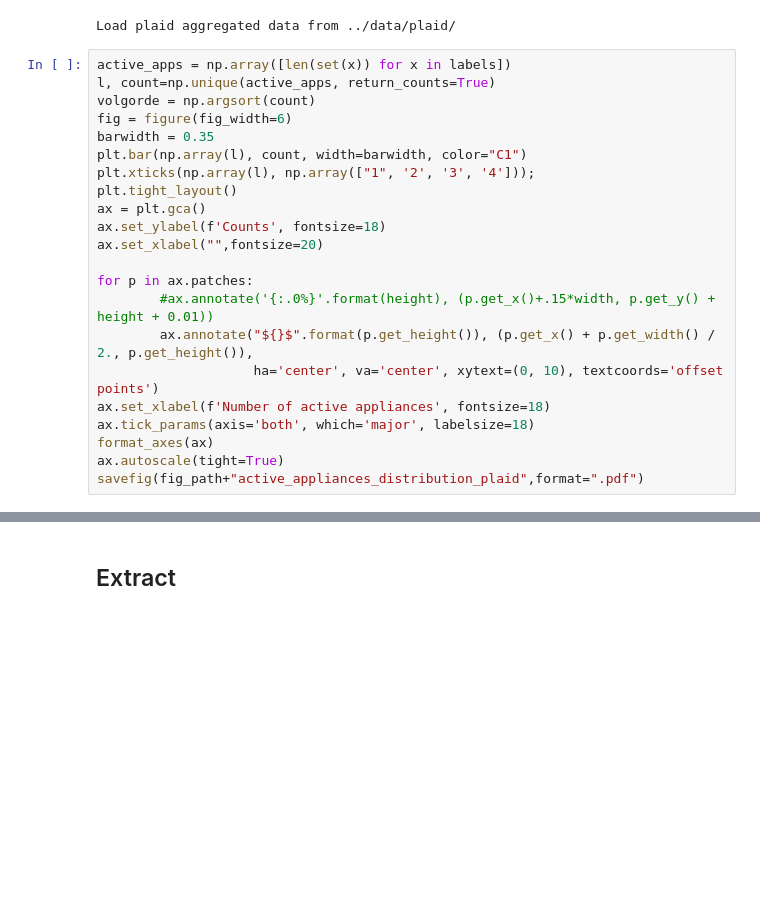
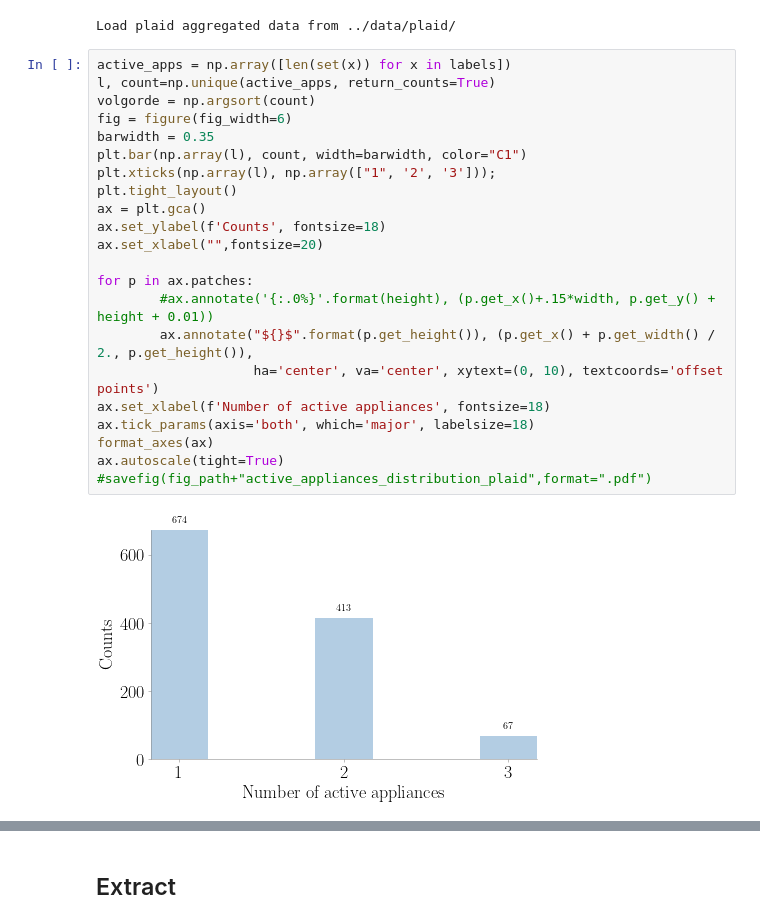
Before and after one commit to sambaiga/MLCFCD, a Jupyter notebook: notebook/Visual-paper.ipynb, the cells around one changed output, grey strips where cells are left out. Cells and saved outputs as stored; diff of their text form; blank space fills up the shorter version.

Commit message:
fix plotting error

```diff
--- a/notebook/Visual-paper.ipynb
+++ b/notebook/Visual-paper.ipynb
@@ -146,25 +146,27 @@ Load plaid aggregated data from ../data/plaid/
 # %%
 active_apps = np.array([len(set(x)) for x in labels])
 l, count=np.unique(active_apps, return_counts=True)
 volgorde = np.argsort(count)
 fig = figure(fig_width=6)
 barwidth = 0.35
 plt.bar(np.array(l), count, width=barwidth, color="C1")
-plt.xticks(np.array(l), np.array(["1", '2', '3', '4']));
+plt.xticks(np.array(l), np.array(["1", '2', '3']));
 plt.tight_layout()
 ax = plt.gca()
 ax.set_ylabel(f'Counts', fontsize=18)
 ax.set_xlabel("",fontsize=20)
 
 for p in ax.patches:
         #ax.annotate('{:.0%}'.format(height), (p.get_x()+.15*width, p.get_y() + height + 0.01))
         ax.annotate("${}$".format(p.get_height()), (p.get_x() + p.get_width() / 2., p.get_height()),
                     ha='center', va='center', xytext=(0, 10), textcoords='offset points')
 ax.set_xlabel(f'Number of active appliances', fontsize=18)
 ax.tick_params(axis='both', which='major', labelsize=18)
 format_axes(ax)
 ax.autoscale(tight=True)
-savefig(fig_path+"active_appliances_distribution_plaid",format=".pdf")
+#savefig(fig_path+"active_appliances_distribution_plaid",format=".pdf")
+# %% [output]
+[figure, added]
 # %%
 l, count=np.unique(np.hstack(labels), return_counts=True)
 volgorde = np.argsort(count)
```
Also changed, not shown: parts of 12 cells of this notebook, 10 other files.
